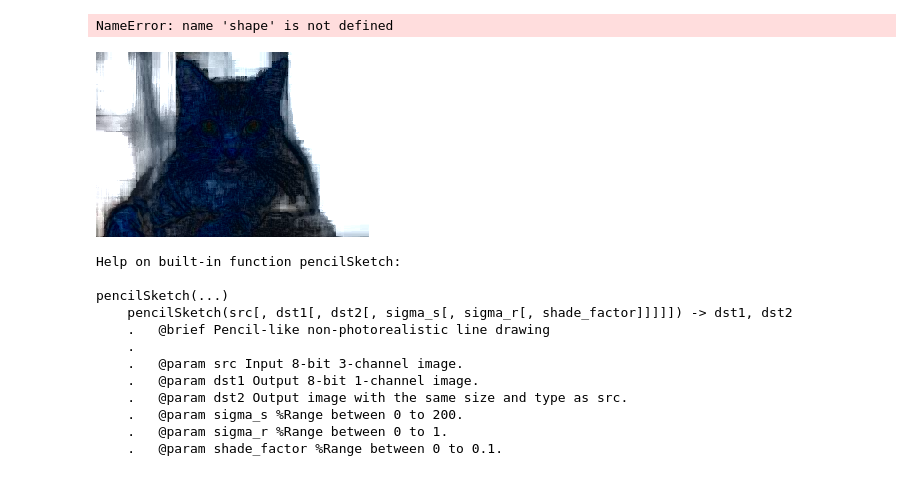
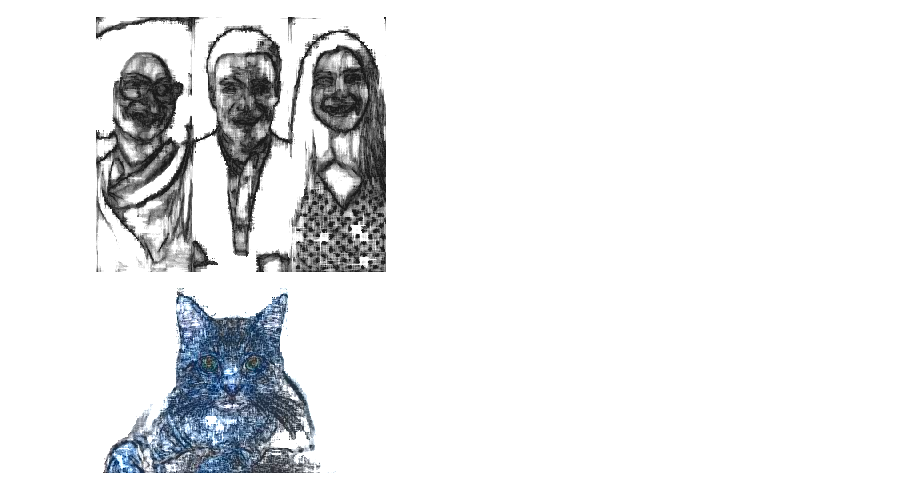
Before and after one commit to arsalan223/Photo_Sketching, a Jupyter notebook: Photo_Sketching.ipynb, the cells around one changed output. Saved outputs shown, nothing was run; the diff lists cells and outputs as text; code cells hidden in the pictures.

```diff
--- a/Photo_Sketching.ipynb
+++ b/Photo_Sketching.ipynb
@@ -50,23 +4,21 @@ array([[ 37,  37,  37, ..., 199, 199, 198],
-# %%
-shape(sketch)
-# %% [output]
-NameError: name 'shape' is not defined
-# %%
-Image.fromarray(sketch[1])
-# %% [output]
-[figure, removed]
-# %%
-help(cv.pencilSketch)
-# %% [output]
-Help on built-in function pencilSketch:
-
-pencilSketch(...)
-    pencilSketch(src[, dst1[, dst2[, sigma_s[, sigma_r[, shade_factor]]]]]) -> dst1, dst2
-    .   @brief Pencil-like non-photorealistic line drawing
-    .
-    .   @param src Input 8-bit 3-channel image.
-    .   @param dst1 Output 8-bit 1-channel image.
-    .   @param dst2 Output image with the same size and type as src.
-    .   @param sigma_s %Range between 0 to 200.
-    .   @param sigma_r %Range between 0 to 1.
-    .   @param shade_factor %Range between 0 to 0.1.
+# %%
+img = cv.imread('faces.jpg')
+
+#cv.pencilSketch() will return a tuple (2 elements) gray sketch & color sketch
+#shade_factor( range 0 to 0.1 )
+gray, color = cv.pencilSketch(img, sigma_s = 60, sigma_r = 0.07, shade_factor = 0.01)
+
+#displaying output of color skrtch using cv.imshow, must execute cv.waitKey & cv.destroyAllWindows otherwise kernel will crash
+cv.imshow('color', color)
+cv.waitKey(0)
+cv.destroyAllWindows()
+# %%
+#displaying grayscale result using PIL's Image module
+Image.fromarray(gray)
+# %% [output]
+[figure, added]
+# %%
+#displaying color result using PIL's Image module. (Warning: object  created by cv (i.e: ndarray) should not displayed by PIL's Image Module, see the result)
+Image.fromarray(color)
+# %% [output]
+[figure, added]
```
Also changed, not shown: parts of 6 cells of this notebook.
